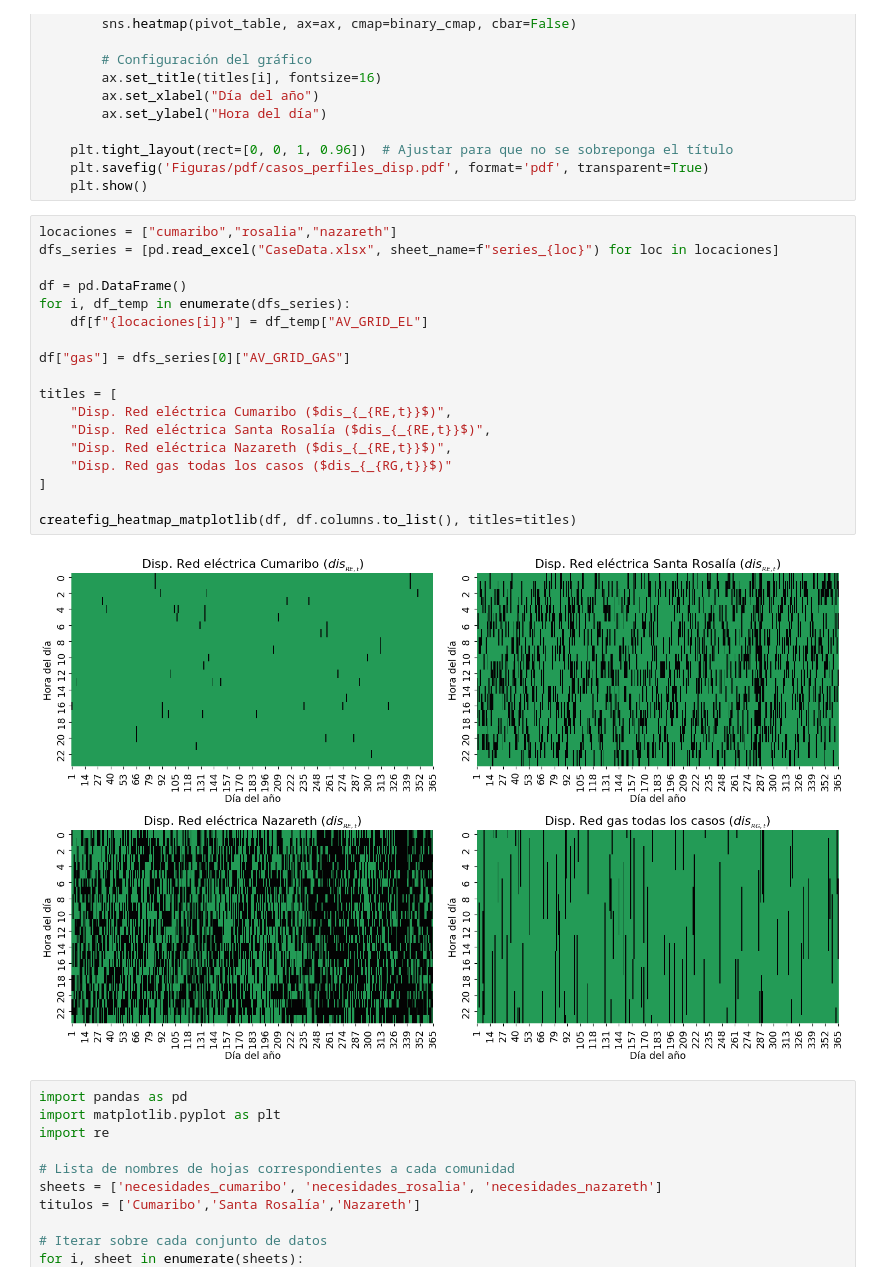
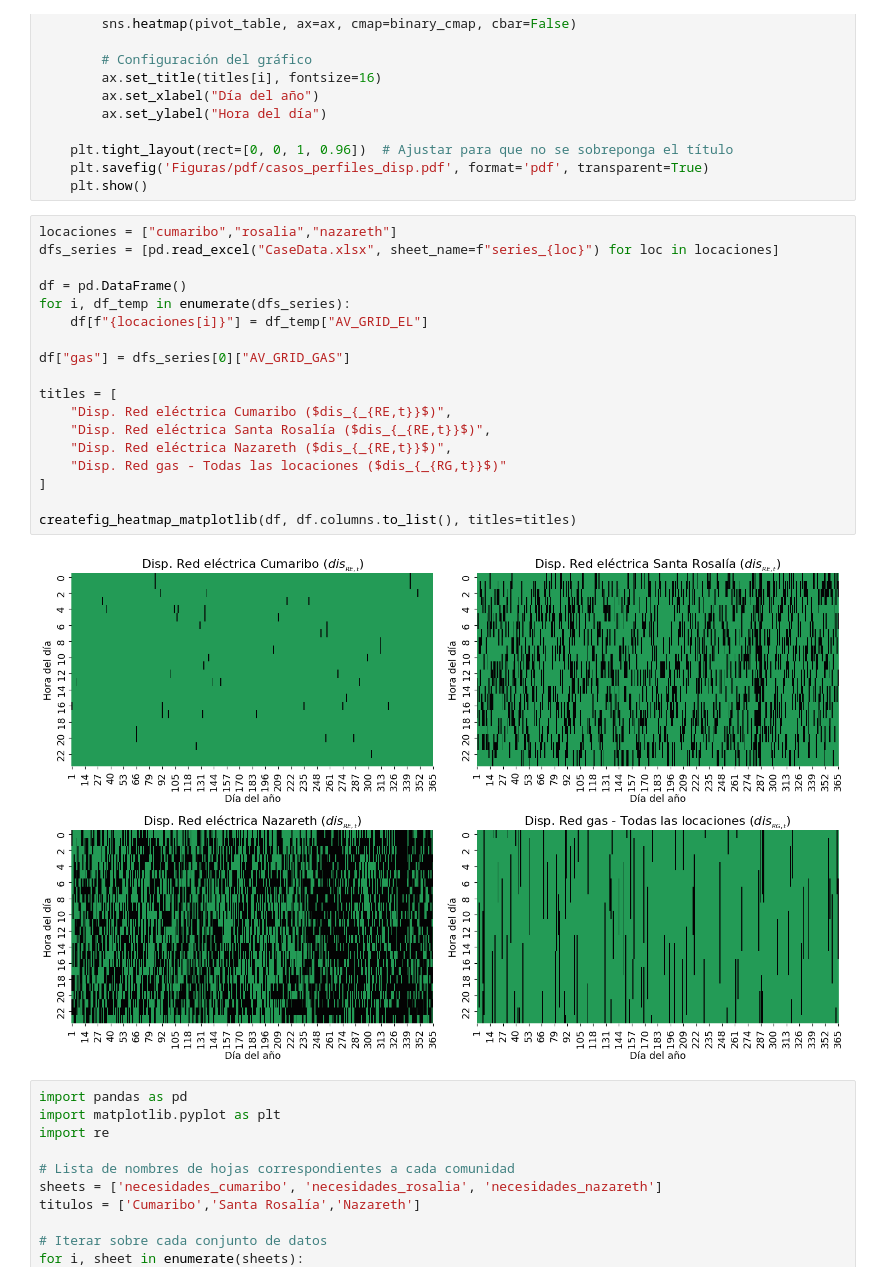
Before and after one commit to nmerchanr/Tesis_Maestria, a Jupyter notebook: 04_graficos_resultados.ipynb, the cells around one changed output. Saved outputs shown, nothing was run; the diff lists cells and outputs as text.

```diff
--- a/04_graficos_resultados.ipynb
+++ b/04_graficos_resultados.ipynb
@@ -39,23 +39,23 @@ def createfig_heatmap_matplotlib(df, cols, titles):
 # %%
 locaciones = ["cumaribo","rosalia","nazareth"]
 dfs_series = [pd.read_excel("CaseData.xlsx", sheet_name=f"series_{loc}") for loc in locaciones]
 
 df = pd.DataFrame()
 for i, df_temp in enumerate(dfs_series):
     df[f"{locaciones[i]}"] = df_temp["AV_GRID_EL"]
 
 df["gas"] = dfs_series[0]["AV_GRID_GAS"]
 
 titles = [
     "Disp. Red eléctrica Cumaribo ($dis_{_{RE,t}}$)",
     "Disp. Red eléctrica Santa Rosalía ($dis_{_{RE,t}}$)",
     "Disp. Red eléctrica Nazareth ($dis_{_{RE,t}}$)",
-    "Disp. Red gas todas los casos ($dis_{_{RG,t}}$)"
+    "Disp. Red gas - Todas las locaciones ($dis_{_{RG,t}}$)"
 ]
 
 createfig_heatmap_matplotlib(df, df.columns.to_list(), titles=titles)
 # %% [output]
-[figure, old version]
+[figure, new version]
 # %%
 import pandas as pd
 import matplotlib.pyplot as plt
```
Also changed, not shown: parts of 7 cells of this notebook, 50 other files.
